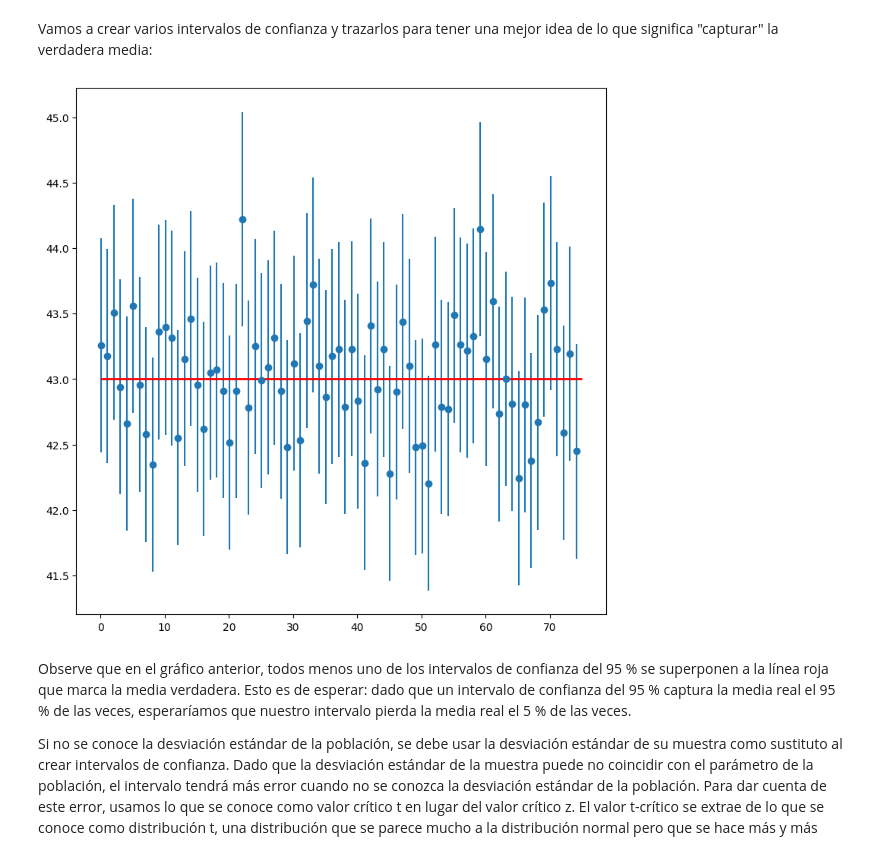
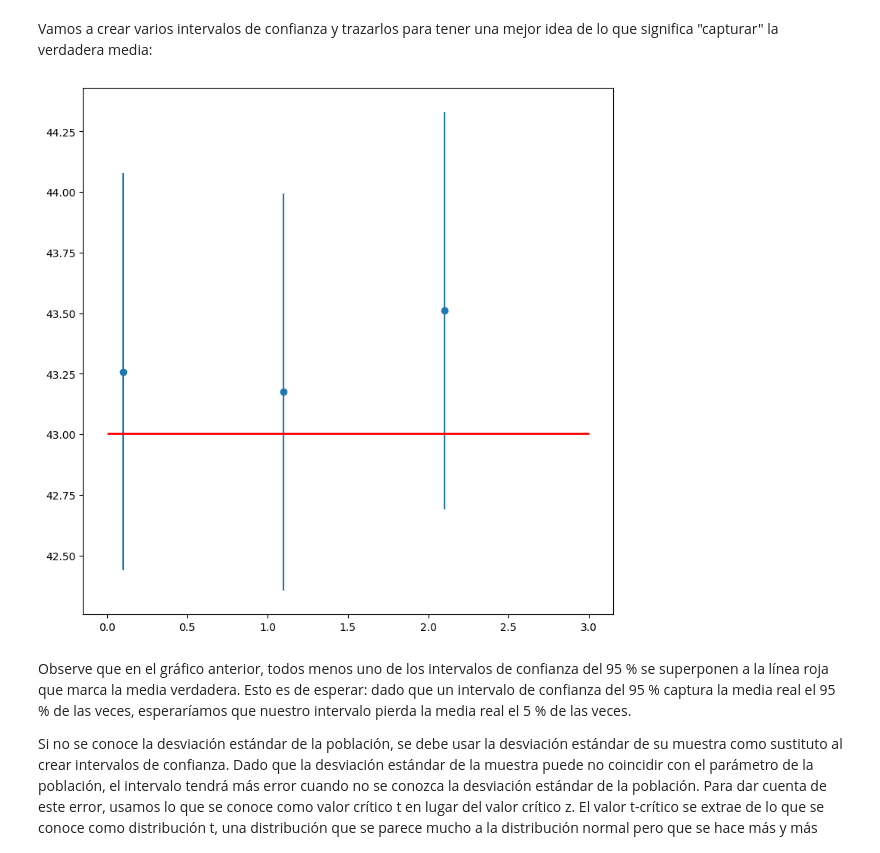
Before and after one commit to mimove/EDEM2022, a Jupyter notebook: Modulo_4-AprendizajeAutomatico/Introduccion/Ejercicios/EstadisticaPython3.ipynb, the cells around one changed output. Drawn from its saved outputs; the diff is of its cells as text; code cells hidden in the pictures.

```diff
--- a/Modulo_4-AprendizajeAutomatico/Introduccion/Ejercicios/EstadisticaPython3.ipynb
+++ b/Modulo_4-AprendizajeAutomatico/Introduccion/Ejercicios/EstadisticaPython3.ipynb
@@ -178,7 +178,7 @@ sample_size = 1000
 intervals = []
 sample_means = []
 
-for sample in range(75):
+for sample in range(3):
     sample = np.random.choice(a= population_ages, size = sample_size)
     sample_mean = sample.mean()
     sample_means.append(sample_mean)
@@ -198,17 +198,17 @@ for sample in range(75):
 # %%
 plt.figure(figsize=(9,9))
 
-plt.errorbar(x=np.arange(0.1, 75, 1),
+plt.errorbar(x=np.arange(0.1, 3, 1),
              y=sample_means,
              yerr=[abs((top-bot)/2) for top,bot in intervals],
              fmt='o')
 
-plt.hlines(xmin=0, xmax=75,
+plt.hlines(xmin=0, xmax=3,
            y=43.0023,
            linewidth=2.0,
            color="red");
 # %% [output]
-[figure, old version]
+[figure, new version]
 # %% [markdown]
 Observe que en el gráfico anterior, todos menos uno de los intervalos de confianza del 95 % se superponen a la línea roja que marca la media verdadera. Esto es de esperar: dado que un intervalo de confianza del 95 % captura la media real el 95 % de las veces, esperaríamos que nuestro intervalo pierda la media real el 5 % de las veces.
 
```
Also changed, not shown: parts of 1 cell of this notebook, 5 other files.
